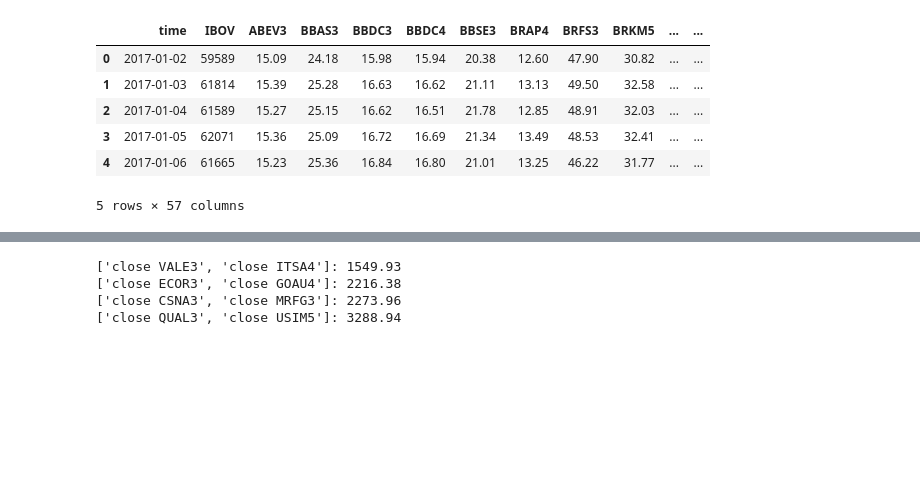
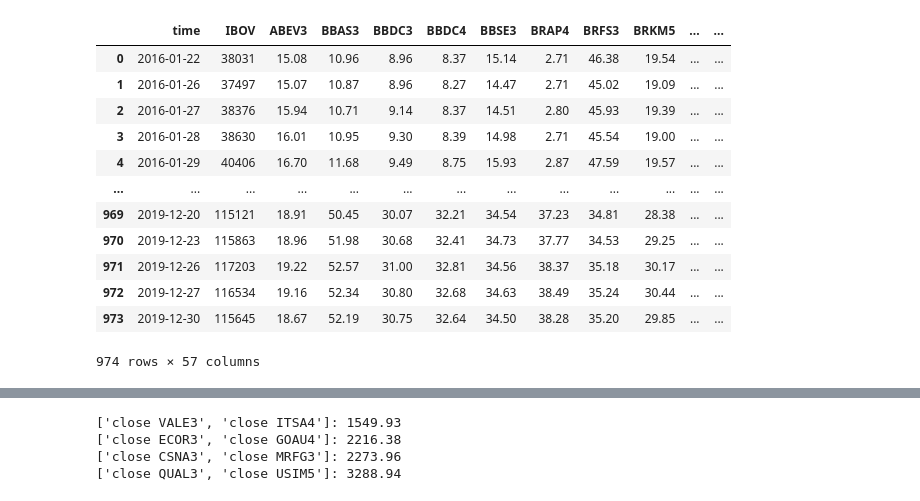
Before and after one commit to bahia14/Python_MT5, a Jupyter notebook: diretorio_entrega_final/p_trading_relatoriofinal.ipynb, the cells around one changed output, grey strips where cells are left out. Drawn from its saved outputs; the diff is of its cells as text; code cells hidden in the pictures; blank space fills up the shorter version.

Commit message:
for some reason the data downloaded now differ from the last one

```diff
--- a/diretorio_entrega_final/p_trading_relatoriofinal.ipynb
+++ b/diretorio_entrega_final/p_trading_relatoriofinal.ipynb
@@ -9,15 +9,21 @@ from statsmodels.tsa.stattools import coint
 # %%
 data = pd.read_excel('dados_relatorio_final.xlsx')
 # %%
-data.head()
+data
 # %% [output]
 |  | time | IBOV | ABEV3 | BBAS3 | BBDC3 | BBDC4 | BBSE3 | BRAP4 | BRFS3 | BRKM5 | ... | ... |
-| 0 | 2017-01-02 | 59589 | 15.09 | 24.18 | 15.98 | 15.94 | 20.38 | 12.60 | 47.90 | 30.82 | ... | ... |
-| 1 | 2017-01-03 | 61814 | 15.39 | 25.28 | 16.63 | 16.62 | 21.11 | 13.13 | 49.50 | 32.58 | ... | ... |
-| 2 | 2017-01-04 | 61589 | 15.27 | 25.15 | 16.62 | 16.51 | 21.78 | 12.85 | 48.91 | 32.03 | ... | ... |
-| 3 | 2017-01-05 | 62071 | 15.36 | 25.09 | 16.72 | 16.69 | 21.34 | 13.49 | 48.53 | 32.41 | ... | ... |
-| 4 | 2017-01-06 | 61665 | 15.23 | 25.36 | 16.84 | 16.80 | 21.01 | 13.25 | 46.22 | 31.77 | ... | ... |
+| 0 | 2016-01-22 | 38031 | 15.08 | 10.96 | 8.96 | 8.37 | 15.14 | 2.71 | 46.38 | 19.54 | ... | ... |
+| 1 | 2016-01-26 | 37497 | 15.07 | 10.87 | 8.96 | 8.27 | 14.47 | 2.71 | 45.02 | 19.09 | ... | ... |
+| 2 | 2016-01-27 | 38376 | 15.94 | 10.71 | 9.14 | 8.37 | 14.51 | 2.80 | 45.93 | 19.39 | ... | ... |
+| 3 | 2016-01-28 | 38630 | 16.01 | 10.95 | 9.30 | 8.39 | 14.98 | 2.71 | 45.54 | 19.00 | ... | ... |
+| 4 | 2016-01-29 | 40406 | 16.70 | 11.68 | 9.49 | 8.75 | 15.93 | 2.87 | 47.59 | 19.57 | ... | ... |
+| ... | ... | ... | ... | ... | ... | ... | ... | ... | ... | ... | ... | ... |
+| 969 | 2019-12-20 | 115121 | 18.91 | 50.45 | 30.07 | 32.21 | 34.54 | 37.23 | 34.81 | 28.38 | ... | ... |
+| 970 | 2019-12-23 | 115863 | 18.96 | 51.98 | 30.68 | 32.41 | 34.73 | 37.77 | 34.53 | 29.25 | ... | ... |
+| 971 | 2019-12-26 | 117203 | 19.22 | 52.57 | 31.00 | 32.81 | 34.56 | 38.37 | 35.18 | 30.17 | ... | ... |
+| 972 | 2019-12-27 | 116534 | 19.16 | 52.34 | 30.80 | 32.68 | 34.63 | 38.49 | 35.24 | 30.44 | ... | ... |
+| 973 | 2019-12-30 | 115645 | 18.67 | 52.19 | 30.75 | 32.64 | 34.50 | 38.28 | 35.20 | 29.85 | ... | ... |
-5 rows × 57 columns
+974 rows × 57 columns
 # %%
 class senninha_long_and_short():
     def __init__(self,dados,t1,t2, financeiro_inicial, zs_l):
```
Also changed, not shown: parts of 2 cells of this notebook, 1 other file.
